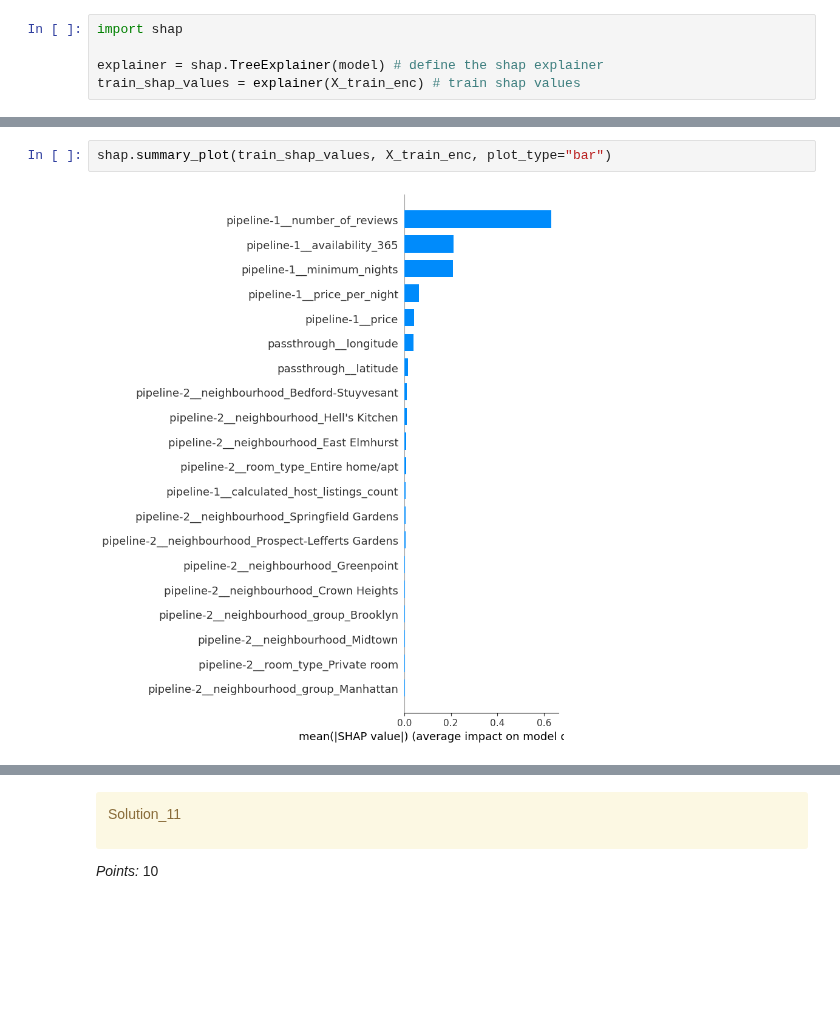
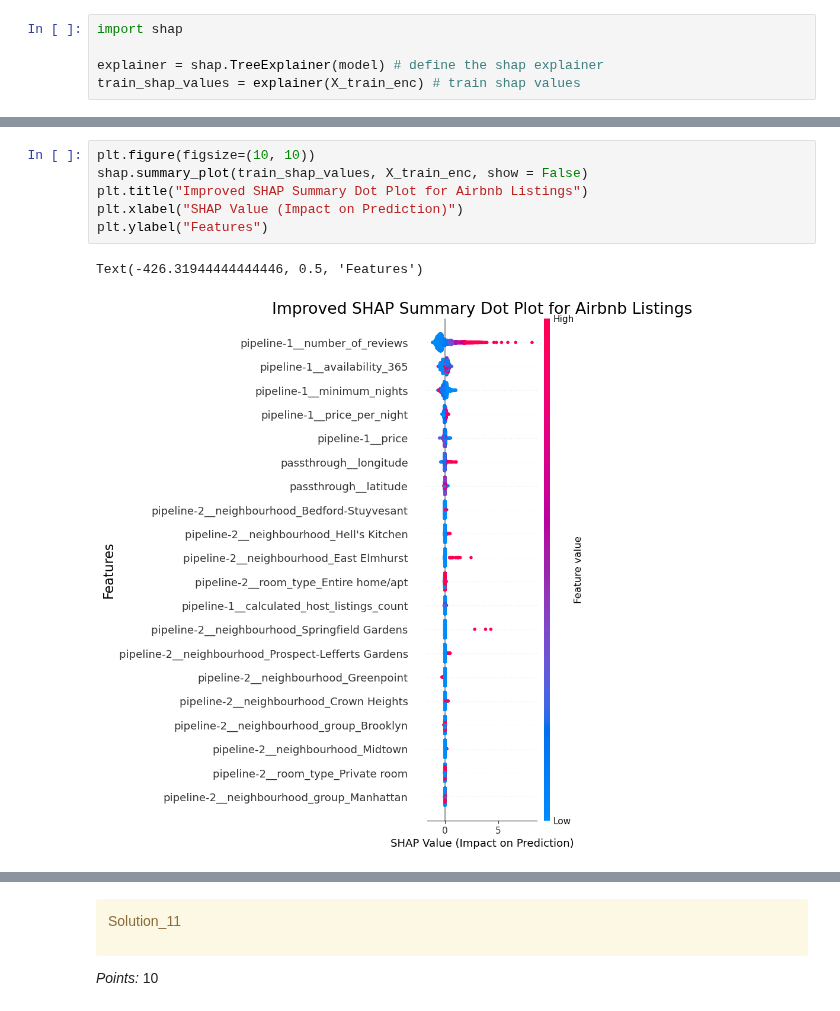
Before and after one commit to vivaanjhaveri/nyc-airbnb-reviews-regression, a Jupyter notebook: hw5.ipynb, the cells around one changed output, grey strips where cells are left out. Cells and saved outputs as stored; diff of their text form; blank space fills up the shorter version.

Commit message:
SHAP analysis

```diff
--- a/hw5.ipynb
+++ b/hw5.ipynb
@@ -1114,4 +1081,9 @@ shap.summary_plot(train_shap_values, X_train_enc)
-# %%
-shap.summary_plot(train_shap_values, X_train_enc, plot_type="bar")
-# %% [output]
-[figure, removed]
+# %%
+plt.figure(figsize=(10, 10))
+shap.summary_plot(train_shap_values, X_train_enc, show = False)
+plt.title("Improved SHAP Summary Dot Plot for Airbnb Listings")
+plt.xlabel("SHAP Value (Impact on Prediction)")
+plt.ylabel("Features")
+# %% [output]
+Text(-426.31944444444446, 0.5, 'Features')
+[figure, added]
```
Also changed, not shown: parts of 16 cells of this notebook, 1 other file.
